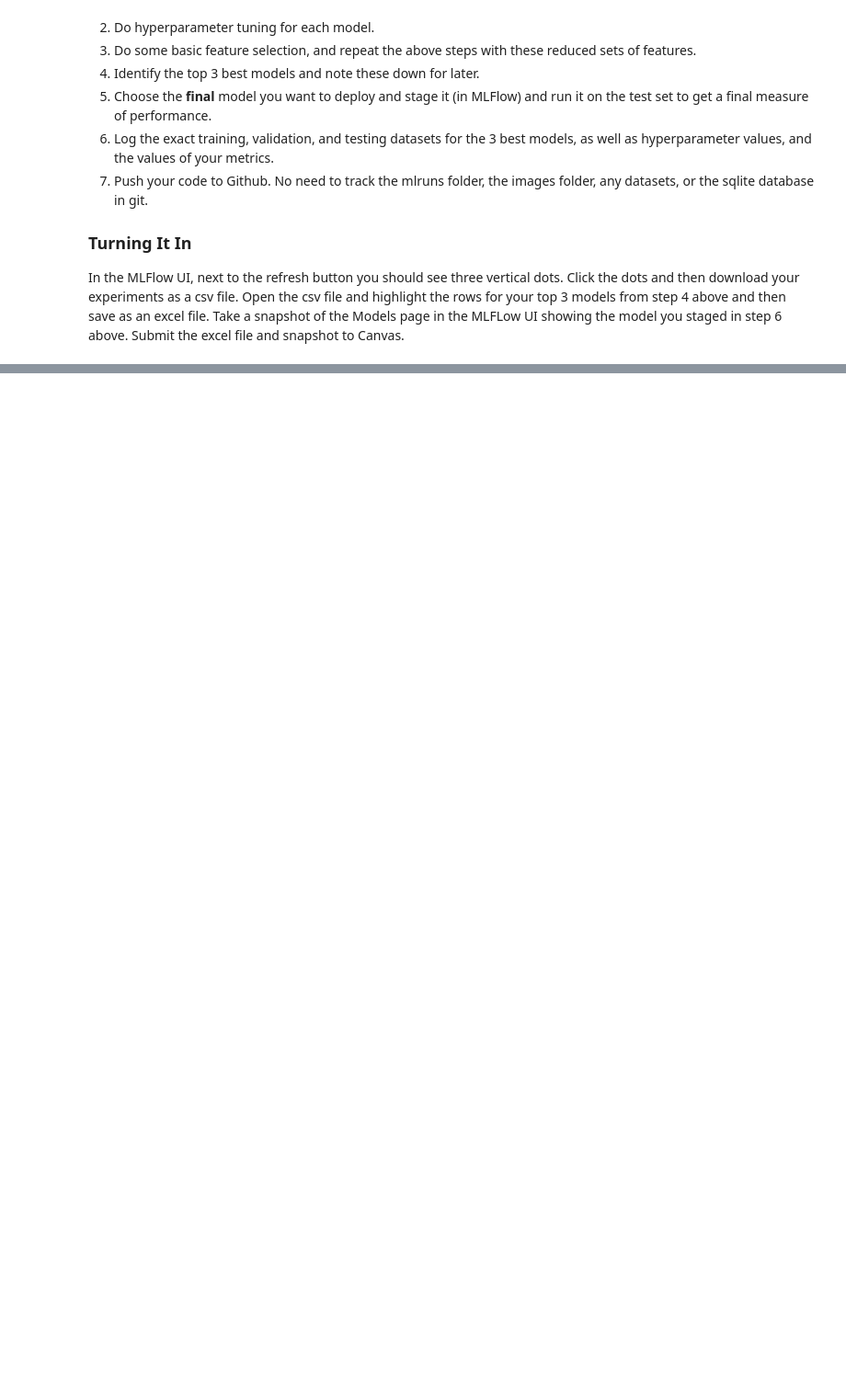
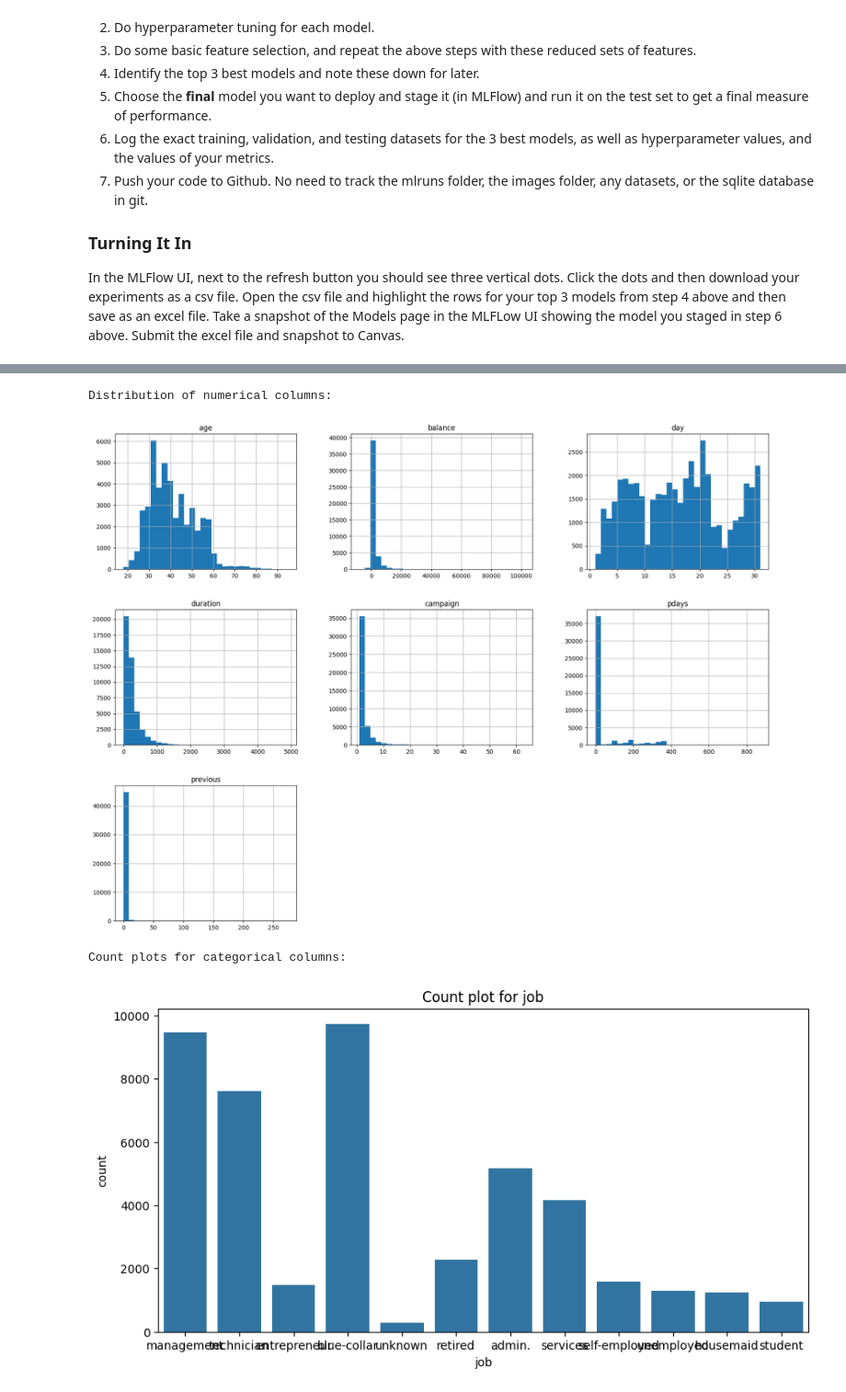
Before and after one commit to rishimo/msds680, a Jupyter notebook: labs/lab2/Lab_2_exp_tracking_local.ipynb, the cells around one changed output, grey strips where cells are left out. Shown at 92% size. Saved outputs shown, nothing was run; the diff lists cells and outputs as text; code cells hidden in the pictures; blank space fills up the shorter version.

```diff
--- a/labs/lab2/Lab_2_exp_tracking_local.ipynb
+++ b/labs/lab2/Lab_2_exp_tracking_local.ipynb
@@ -32,5 +41,5 @@ mlflow.__version__
 Running the below code will create a sqlite database and an mlruns folder in the current directory.
 # %%
 mlflow.set_tracking_uri('sqlite:///mlflow.db')
-mlflow.set_experiment('demo-experiment')
+mlflow.set_experiment('lab2-experiment')
 # %% [output]
@@ -440,3 +451,8 @@ At a minimum, you should:
 ### Turning It In
 
 In the MLFlow UI, next to the refresh button you should see three vertical dots. Click the dots and then download your experiments as a csv file. Open the csv file and highlight the rows for your top 3 models from step 4 above and then save as an excel file. Take a snapshot of the Models page in the MLFLow UI showing the model you staged in step 6 above. Submit the excel file and snapshot to Canvas.
+# %%
+file = '../../data/bank-full.csv'
+bank = pd.read_csv(file, sep = ';')
+
+bank.head()
@@ -442,0 +466,19 @@ In the MLFlow UI, next to the refresh button you should see three vertical dots.
+# %%
+# Distribution of numerical columns
+print("\nDistribution of numerical columns:")
+bank.hist(bins=30, figsize=(20, 15))
+plt.show()
+
+# Count plots for categorical columns
+print("\nCount plots for categorical columns:")
+categorical_columns = bank.select_dtypes(include=['object']).columns
+for column in categorical_columns:
+    plt.figure(figsize=(10, 5))
+    sns.countplot(data=bank, x=column)
+    plt.title(f'Count plot for {column}')
+    plt.show()
+# %% [output]
+Distribution of numerical columns:
+[figure, added]
+Count plots for categorical columns:
+[figure, added]
```
Also changed, not shown: parts of 12 cells of this notebook.
